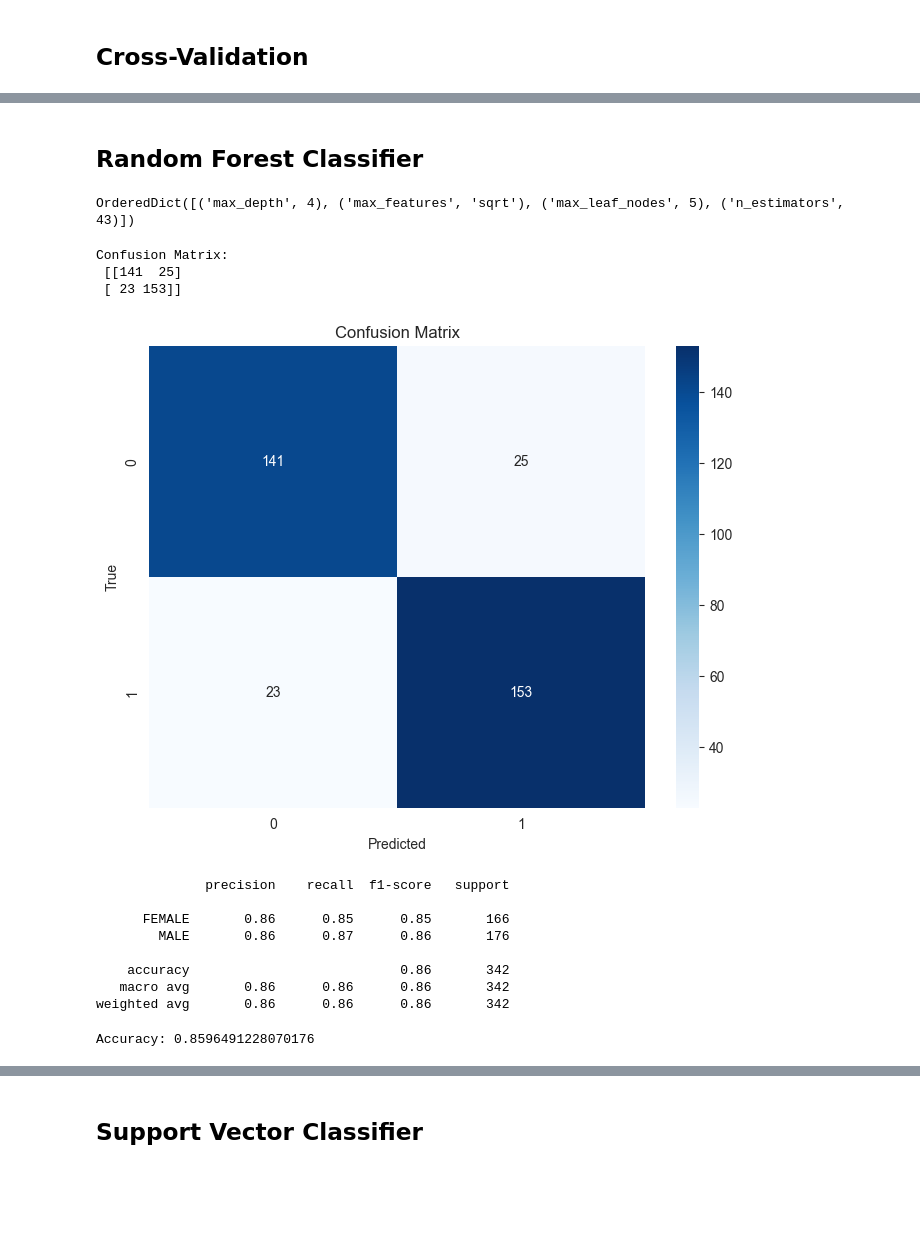
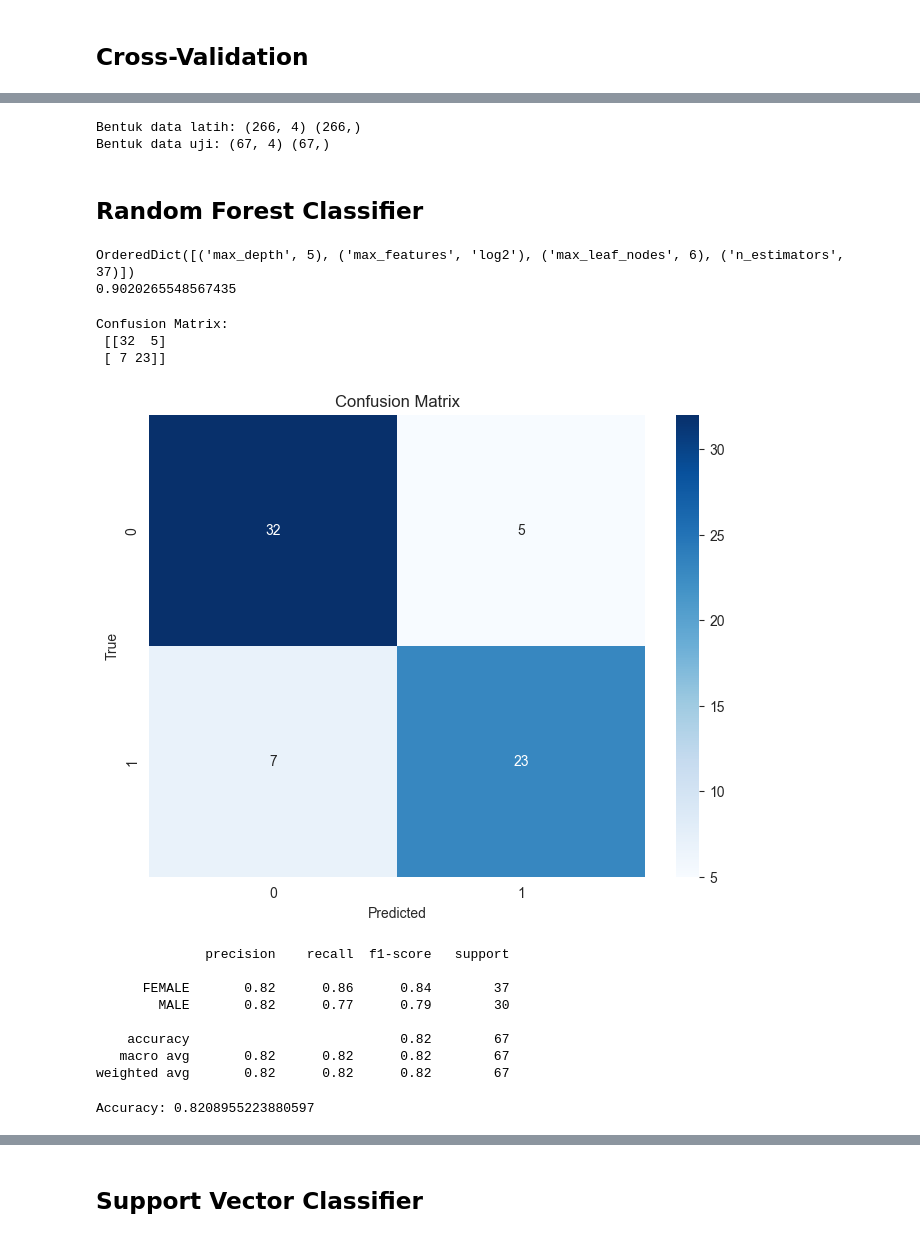
Before and after one commit to Gdankz/Machine-Learning, a Jupyter notebook: 225314095.ipynb, the cells around one changed output, grey strips where cells are left out. Cells and saved outputs as stored; diff of their text form; code cells hidden in the pictures; blank space fills up the shorter version.

```diff
--- a/225314095.ipynb
+++ b/225314095.ipynb
@@ -308,7 +336,7 @@ from sklearn.model_selection import cross_val_score,cross_val_predict
 from sklearn.metrics import classification_report, accuracy_score
 from skopt import BayesSearchCV
 # %%
-k_fold = KFold(n_splits=10,shuffle=True)
+k_fold = KFold(n_splits=10,shuffle=False)
 # %%
 train = new_df.drop('sex', axis = 1)
 target = new_df['sex']
@@ -317,0 +346,9 @@ train.shape, target.shape
+# %%
+from sklearn.model_selection import train_test_split
+train_data, test_data, train_target, test_target = train_test_split(train, target, test_size=0.2, random_state=42)
+
+print("Bentuk data latih:", train_data.shape, train_target.shape)
+print("Bentuk data uji:", test_data.shape, test_target.shape)
+# %% [output]
+Bentuk data latih: (266, 4) (266,)
+Bentuk data uji: (67, 4) (67,)
@@ -327,42 +368,51 @@ param_grid = {
 # %%
 bayes_search = BayesSearchCV(RandomForestClassifier(),
                            search_spaces=param_grid)
-bayes_search.fit(train, target)
+bayes_search.fit(train_data, train_target)
 print(bayes_search.best_params_)
+print(bayes_search.best_score_)
 # %% [output]
-OrderedDict([('max_depth', 4), ('max_features', 'sqrt'), ('max_leaf_nodes', 5), ('n_estimators', 43)])
+OrderedDict([('max_depth', 5), ('max_features', 'log2'), ('max_leaf_nodes', 6), ('n_estimators', 37)])
+0.9020265548567435
 # %%
-rf_model = RandomForestClassifier(max_depth=4, max_features='sqrt',max_leaf_nodes=5, n_estimators=43)
+rf_model = RandomForestClassifier(max_depth=5,
+                                  max_features='log2',
+                                  max_leaf_nodes=6,
+                                  n_estimators=37)
 # %%
-rf_predict = cross_val_predict(rf_model, train, target, cv=k_fold, n_jobs=5)
+rf_predict = cross_val_predict(rf_model,
+                               test_data,
+                               test_target,
+                               cv=k_fold,
+                               n_jobs=5)
 # %%
-cm = confusion_matrix(target, rf_predict)
+cm = confusion_matrix(test_target, rf_predict)
 print("Confusion Matrix:\n", cm)
 
 plt.figure(figsize=(8, 6))
 sns.heatmap(cm, annot=True, cmap='Blues', fmt='g')
 plt.title('Confusion Matrix')
 plt.xlabel('Predicted')
 plt.ylabel('True')
 plt.show()
 # %% [output]
 Confusion Matrix:
- [[141  25]
- [ 23 153]]
+ [[32  5]
+ [ 7 23]]
-[figure, old version]
+[figure, new version]
 # %%
-print(classification_report(target,rf_predict))
+print(classification_report(test_target,rf_predict))
 # %% [output]
               precision    recall  f1-score   support
 
-      FEMALE       0.86      0.85      0.85       166
-        MALE       0.86      0.87      0.86       176
+      FEMALE       0.82      0.86      0.84        37
+        MALE       0.82      0.77      0.79        30
 
-    accuracy                           0.86       342
-   macro avg       0.86      0.86      0.86       342
-weighted avg       0.86      0.86      0.86       342
+    accuracy                           0.82        67
+   macro avg       0.82      0.82      0.82        67
+weighted avg       0.82      0.82      0.82        67
 # %%
-accuracy = accuracy_score(target, rf_predict)
+accuracy = accuracy_score(test_target, rf_predict)
 print("Accuracy:", accuracy)
 # %% [output]
-Accuracy: 0.8596491228070176
+Accuracy: 0.8208955223880597
```
Also changed, not shown: parts of 63 cells of this notebook, 4 other files.
